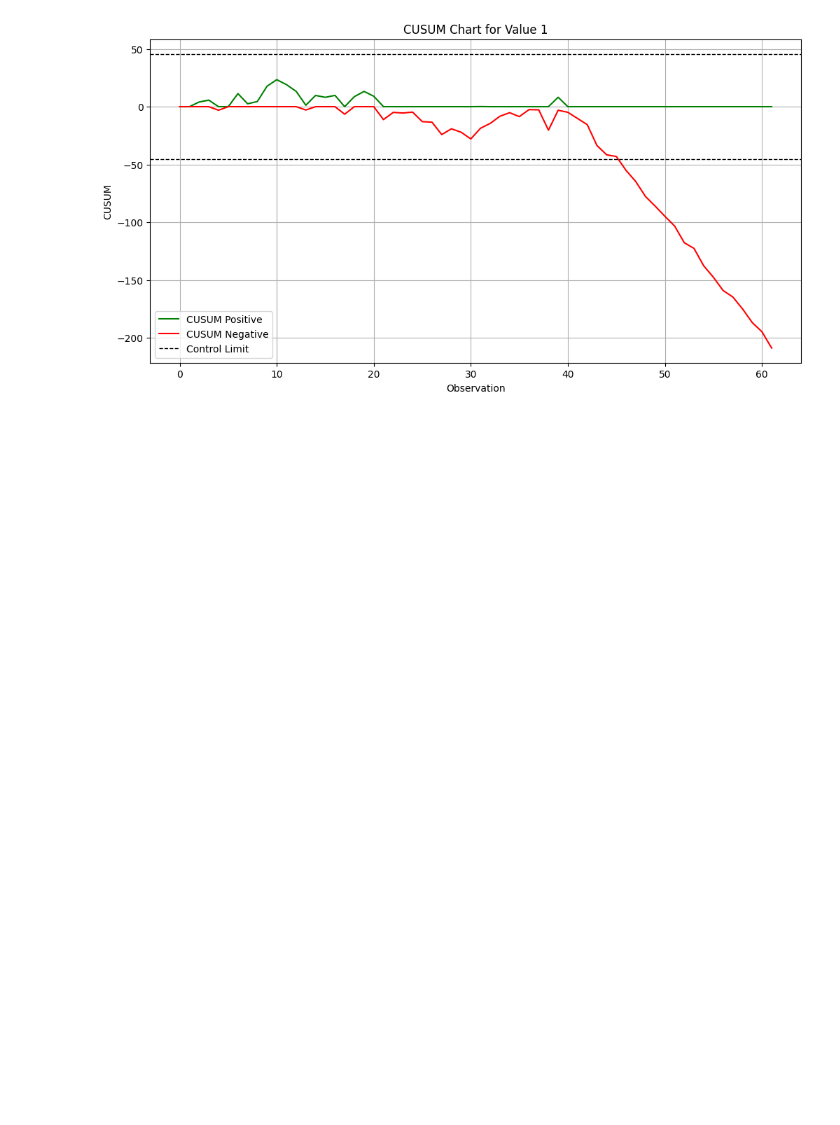
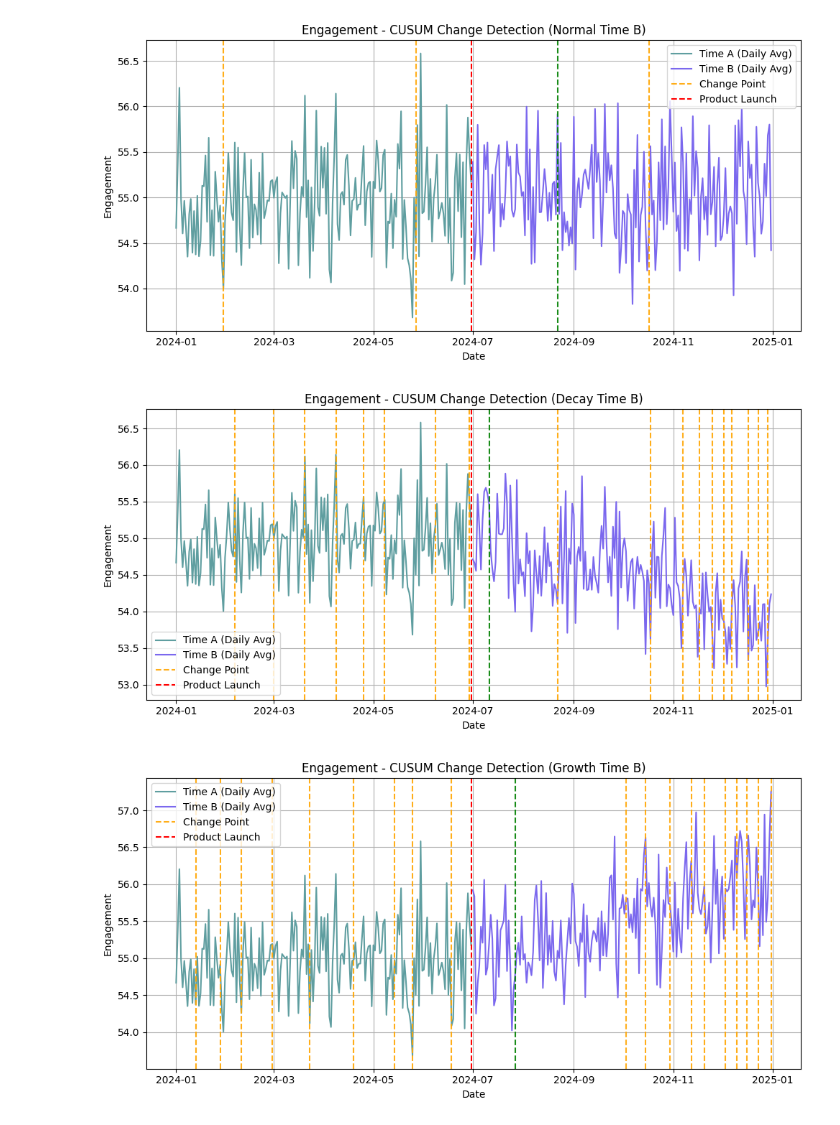
Before and after one commit to danieltabach/Drift-Detection, a Jupyter notebook: Kristen Models/CUSUM.ipynb, the cells around one changed output. Saved outputs shown, nothing was run; the diff lists cells and outputs as text; code cells hidden in the pictures; blank space fills up the shorter version.

```diff
--- a/Kristen Models/CUSUM.ipynb
+++ b/Kristen Models/CUSUM.ipynb
@@ -44,19 +7,0 @@ Shift detected in the process!
-# %%
-# Prep for plotting
-cusum_pos = cusum_pos[1:]
-cusum_neg = cusum_neg[1:]
-
-# Create CUSUM chart
-plt.figure(figsize=(12, 6))
-plt.plot(cusum_pos, label='CUSUM Positive', color='green', linestyle='-')
-plt.plot(cusum_neg, label='CUSUM Negative', color='red', linestyle='-')
-plt.axhline(h, color='black', linestyle='--', linewidth=1, label='Control Limit')
-plt.axhline(-h, color='black', linestyle='--', linewidth=1)
-plt.title('CUSUM Chart for Value 1')
-plt.xlabel('Observation')
-plt.ylabel('CUSUM')
-plt.legend()
-plt.grid(True)
-plt.show()
-# %% [output]
-[figure, removed]
@@ -62,0 +24,23 @@ plt.show()
+# %%
+# Only care about engagement not CTR
+features = ["Engagement"]
+# %%
+# CUSUM
+def manual_cusum(x, threshold=5, drift=0.01):
+    x = np.array(x)
+    mean = np.mean(x)
+    pos_cusum = np.zeros(len(x))
+    neg_cusum = np.zeros(len(x))
+    change_indices = []
+
+    for i in range(1, len(x)):
+        s_pos = max(0, pos_cusum[i-1] + x[i] - mean - drift)
+        s_neg = max(0, neg_cusum[i-1] - x[i] + mean - drift)
+        pos_cusum[i] = s_pos
+        neg_cusum[i] = s_neg
+        if s_pos > threshold or s_neg > threshold:
+            change_indices.append(i)
+            pos_cusum[i] = 0
+            neg_cusum[i] = 0
+
+    return change_indices
@@ -62,0 +124,21 @@ plt.show()
+# %%
+summary_rows = []
+
+scenarios = {
+    "Normal Time B": time_b_normal_df,
+    "Decay Time B": time_b_decay_df,
+    "Growth Time B": time_b_growth_df
+}
+
+for scenario_name, time_b_df in scenarios.items():
+    for feature in features:
+        row = detect_cusum_changes(time_a_df, time_b_df, scenario_name, feature, threshold=5)
+        summary_rows.append(row)
+
+summary_df = pd.DataFrame(summary_rows)
+print("CUSUM Summary")
+print(summary_df)
+# %% [output]
+[figure, added]
+[figure, added]
+[figure, added]
```
Also changed, not shown: parts of 6 cells of this notebook, 2 other files.
